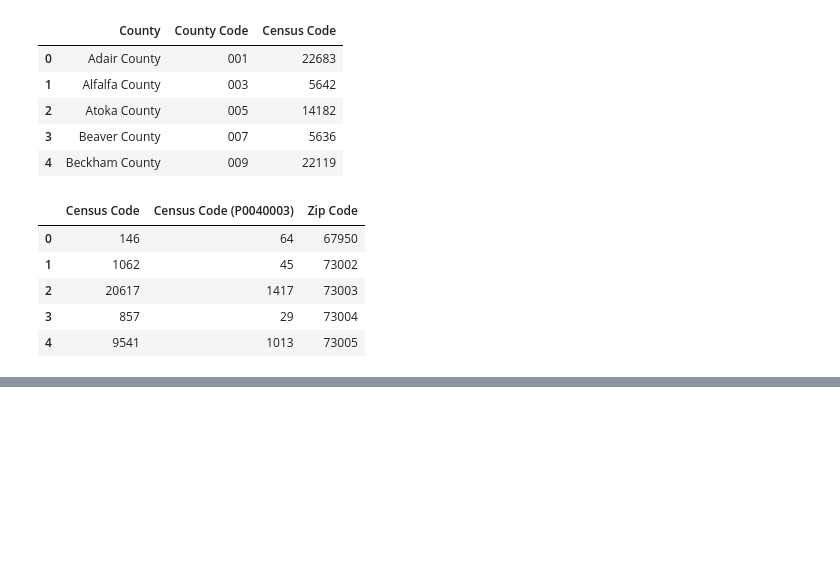
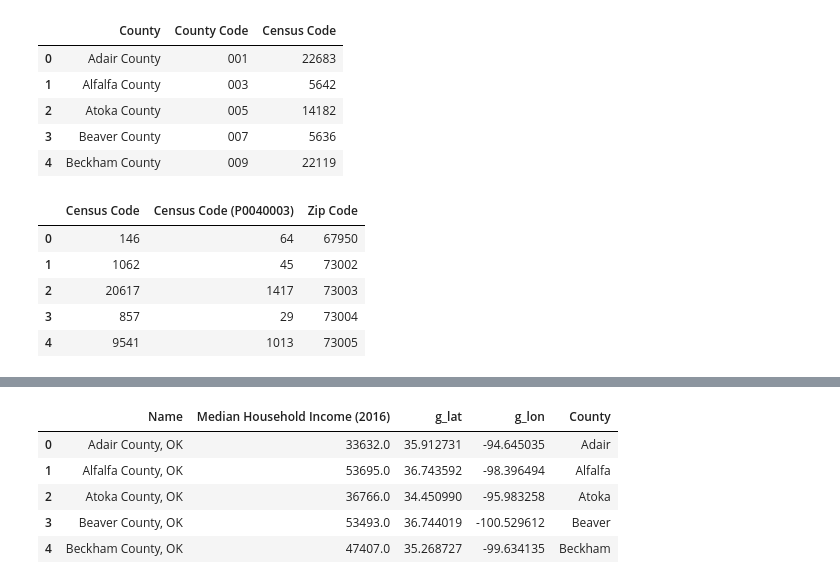
Before and after one commit to swati-rk-ucb/project-one, a Jupyter notebook: project-one.ipynb, the cells around one changed output, grey strips where cells are left out. Cells and saved outputs as stored; diff of their text form; code cells hidden in the pictures; blank space fills up the shorter version.

```diff
--- a/project-one.ipynb
+++ b/project-one.ipynb
@@ -207,0 +253,20 @@ KeyError: 'schoolList'
+# %%
+house_income= "./Resources/final_household_income.csv"
+house_income = pd.read_csv(house_income)
+house_income.head()
+
+county_name = []
+for entry in house_income['Name']:
+    county_nm = entry.split(",")[0]
+    county = county_nm.split(" ")[0]
+    county_name.append(county)
+
+house_income['County'] = county_name
+house_income.head()
+# %% [output]
+|  | Name | Median Household Income (2016) | g_lat | g_lon | County |
+| 0 | Adair County, OK | 33632.0 | 35.912731 | -94.645035 | Adair |
+| 1 | Alfalfa County, OK | 53695.0 | 36.743592 | -98.396494 | Alfalfa |
+| 2 | Atoka County, OK | 36766.0 | 34.450990 | -95.983258 | Atoka |
+| 3 | Beaver County, OK | 53493.0 | 36.744019 | -100.529612 | Beaver |
+| 4 | Beckham County, OK | 47407.0 | 35.268727 | -99.634135 | Beckham |
```
Also changed, not shown: parts of 5 cells of this notebook.
